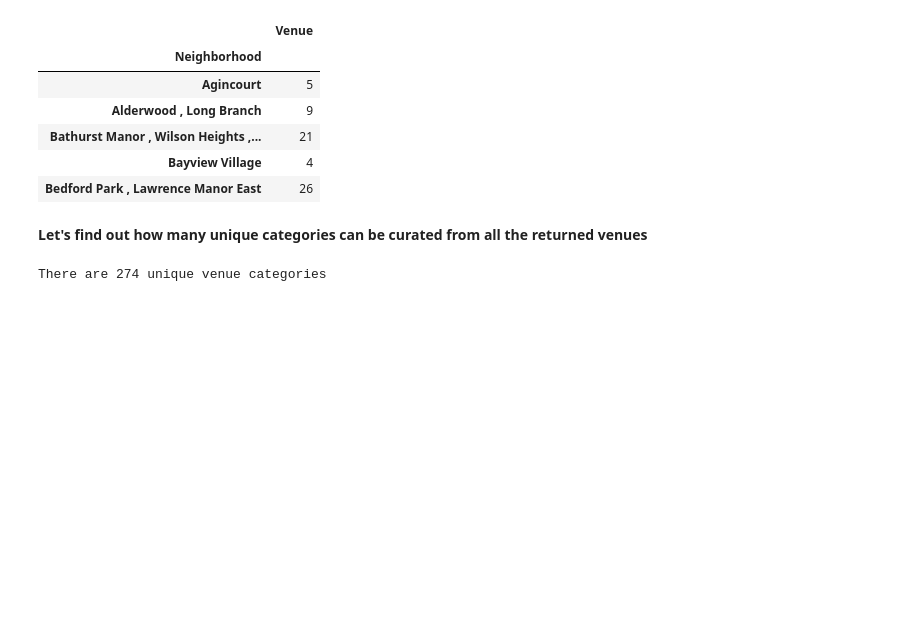
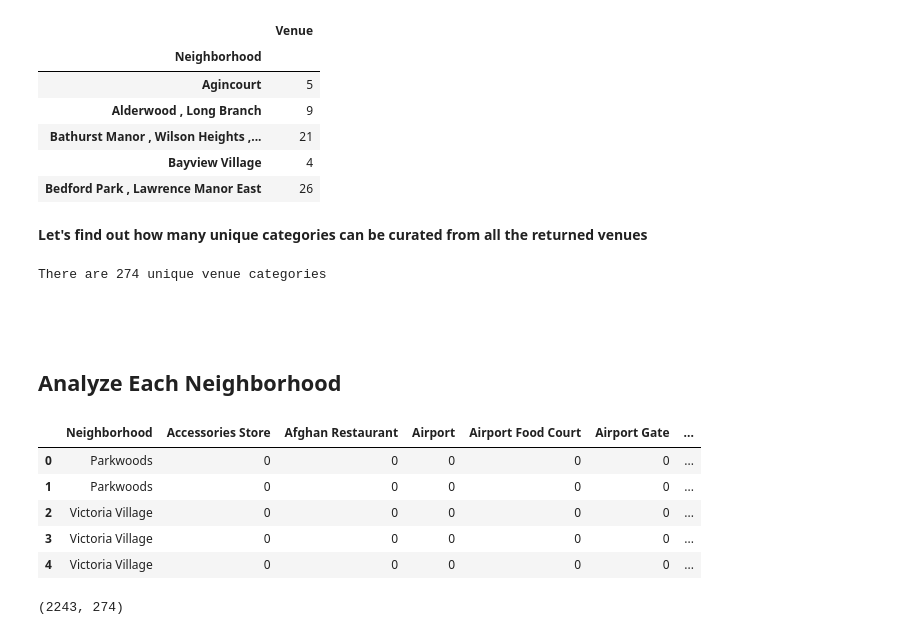
Before and after one commit to aitezazakhtar/Segmenting-and-Clustering-Neighborhoods-in-Toronto, a Jupyter notebook: segmenting and clustering.ipynb, the cells around one changed output. Drawn from its saved outputs; the diff is of its cells as text; code cells hidden in the pictures; blank space fills up the shorter version.

Commit message:
analyze each neighborhood

```diff
--- a/segmenting and clustering.ipynb
+++ b/segmenting and clustering.ipynb
@@ -198,7 +198,7 @@ The coordinates of Toronto are 43.653963 , -79.387207
 **Create a map of Toronto with neighborhoods superimposed on top**
 # %%
 toronto_map = folium.Map(
-    location = [lat,lng],
+    location = [latitude,longitude],
     zoom_start = 11
 )
 
@@ -331,3 +331,30 @@ neigh_venue.to_frame()[0:5]
 print('There are {} unique venue categories'.format(len(toronto_venues['Venue Category'].unique())))
 # %% [output]
 There are 274 unique venue categories
+# %% [markdown]
+##
+# %% [markdown]
+## Analyze Each Neighborhood
+# %%
+#Drop the venue category neighborhood
+toronto_venues = toronto_venues.drop(toronto_venues[toronto_venues['Venue Category'] == 'Neighborhood'].index)
+# %%
+# one hot encoding
+toronto_onehot = pd.get_dummies(toronto_venues[['Venue Category']],prefix="", prefix_sep="")
+
+# merge neighborhood column back to dataframe
+toronto_onehot = pd.concat([toronto_venues['Neighborhood'],toronto_onehot],axis=1)
+
+toronto_onehot.head()
+# %% [output]
+|  | Neighborhood | Accessories Store | Afghan Restaurant | Airport | Airport Food Court | Airport Gate | ... |
+| 0 | Parkwoods | 0 | 0 | 0 | 0 | 0 | ... |
+| 1 | Parkwoods | 0 | 0 | 0 | 0 | 0 | ... |
+| 2 | Victoria Village | 0 | 0 | 0 | 0 | 0 | ... |
+| 3 | Victoria Village | 0 | 0 | 0 | 0 | 0 | ... |
+| 4 | Victoria Village | 0 | 0 | 0 | 0 | 0 | ... |
+# %%
+# Examine the new data frame
+toronto_onehot.shape
+# %% [output]
+(2243, 274)
```
Also changed, not shown: parts of 11 cells of this notebook.
